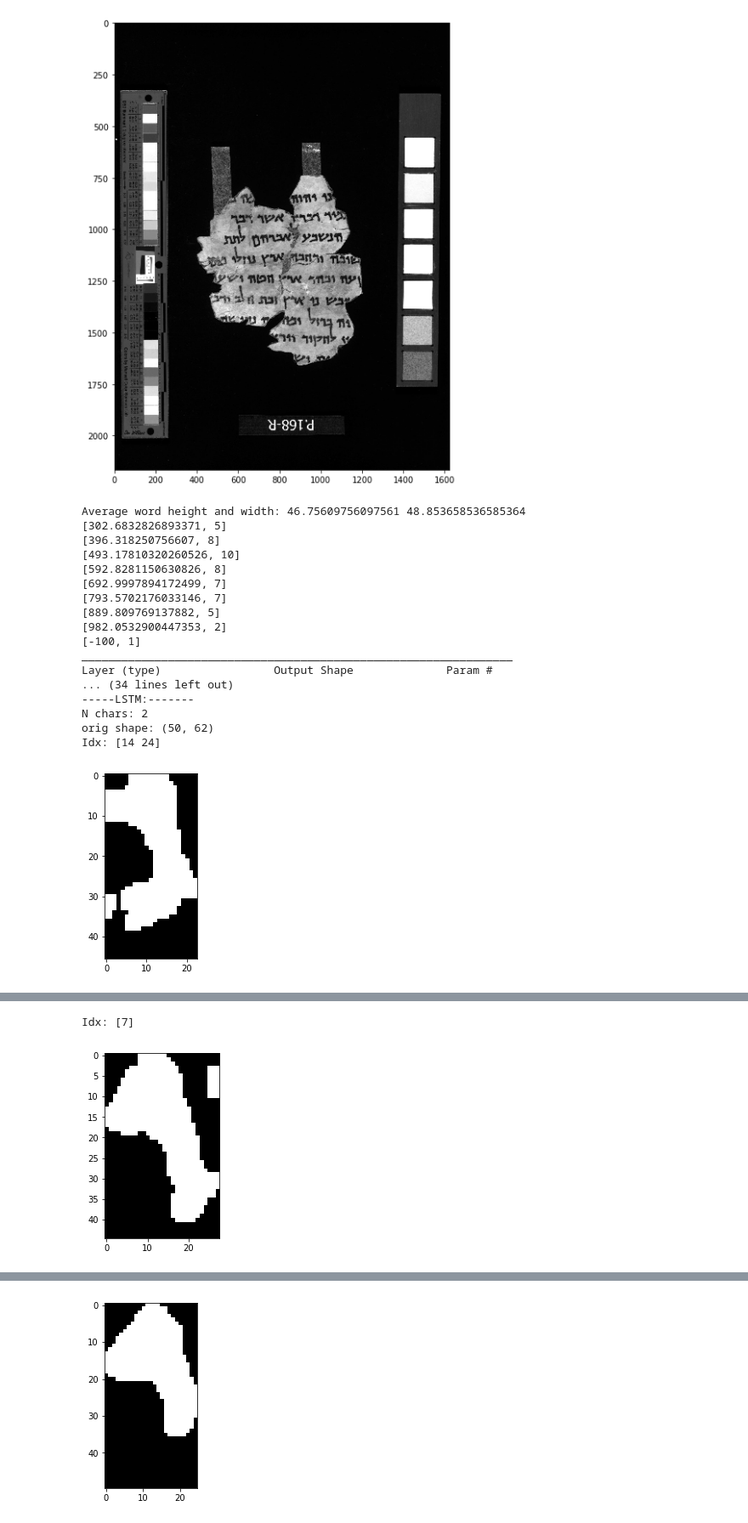
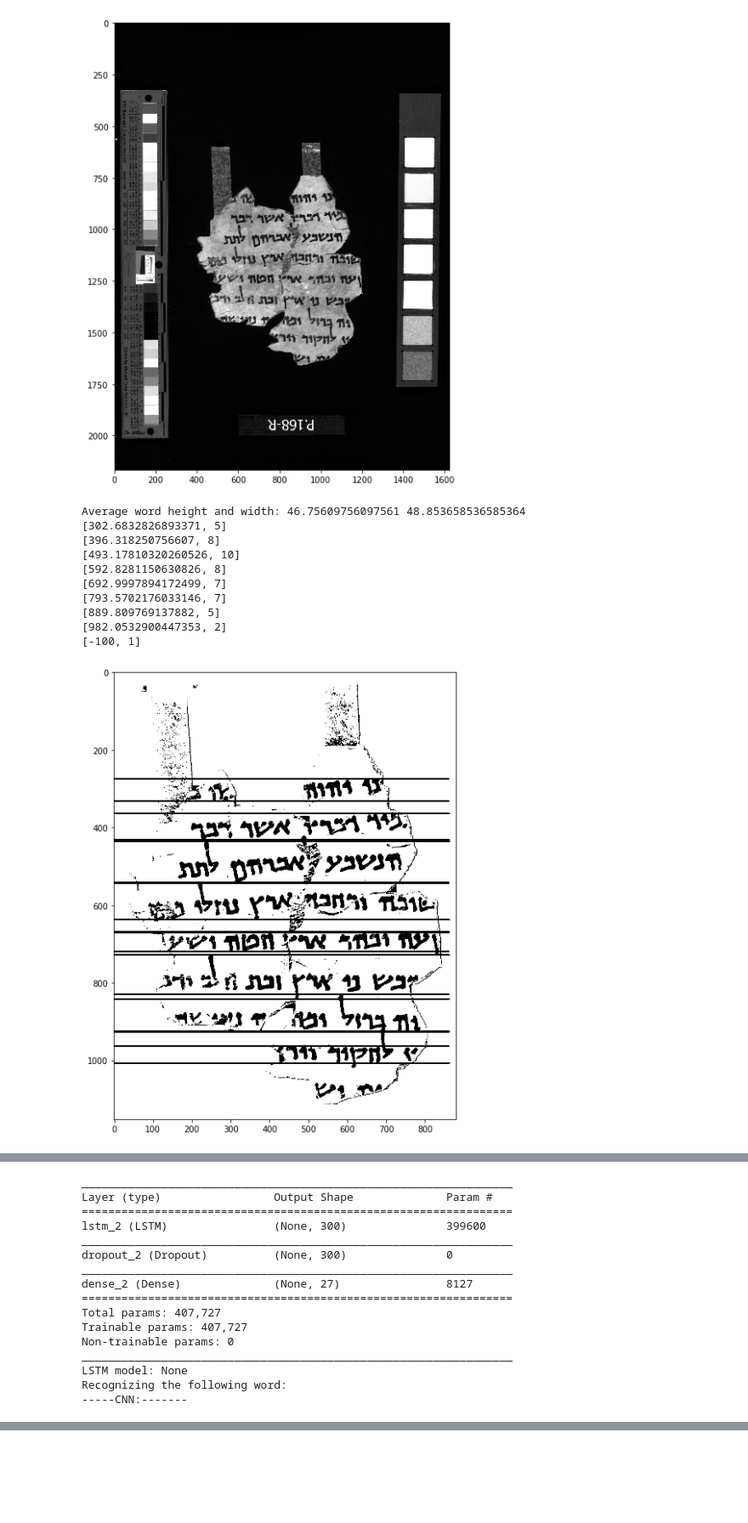
Before and after one commit to zeroxenator/hwr, a Jupyter notebook: Preprocessing/recognize_handwriting.ipynb, the cells around one changed output, grey strips where cells are left out. Shown at 85% size. Saved outputs shown, nothing was run; the diff lists cells and outputs as text; code cells hidden in the pictures; blank space fills up the shorter version.

```diff
--- a/Preprocessing/recognize_handwriting.ipynb
+++ b/Preprocessing/recognize_handwriting.ipynb
@@ -14,23 +14,16 @@ plt.show()
 # %% [output]
 [figure]
 # %%
-recognize_handwriting(image, path, plot = False)
+recognize_handwriting(image, path, plot = True)
 # %% [output]
 Average word height and width: 46.75609756097561 48.853658536585364
 [302.6832826893371, 5]
 [396.318250756607, 8]
 [493.17810320260526, 10]
 [592.8281150630826, 8]
 [692.9997894172499, 7]
 [793.5702176033146, 7]
 [889.809769137882, 5]
 [982.0532900447353, 2]
 [-100, 1]
-_________________________________________________________________
-Layer (type)                 Output Shape              Param #
-... (34 lines left out)
------LSTM:-------
-N chars: 2
-orig shape: (50, 62)
-Idx: [14 24]
-[figure, old version]
+[figure, new version]
@@ -37,2 +31,16 @@ Idx: [14 24]
-Idx: [7]
+_________________________________________________________________
+Layer (type)                 Output Shape              Param #
+=================================================================
+lstm_2 (LSTM)                (None, 300)               399600
+_________________________________________________________________
+dropout_2 (Dropout)          (None, 300)               0
+_________________________________________________________________
+dense_2 (Dense)              (None, 27)                8127
+=================================================================
+Total params: 407,727
+Trainable params: 407,727
+Non-trainable params: 0
+_________________________________________________________________
+LSTM model: None
+Recognizing the following word:
+-----CNN:-------
-[figure, old version]
@@ -56 +50,0 @@ Idx: [ 3  5  6 17]
-[figure, old version]
```
Also changed, not shown: parts of 1 cell of this notebook, 1 other file.
